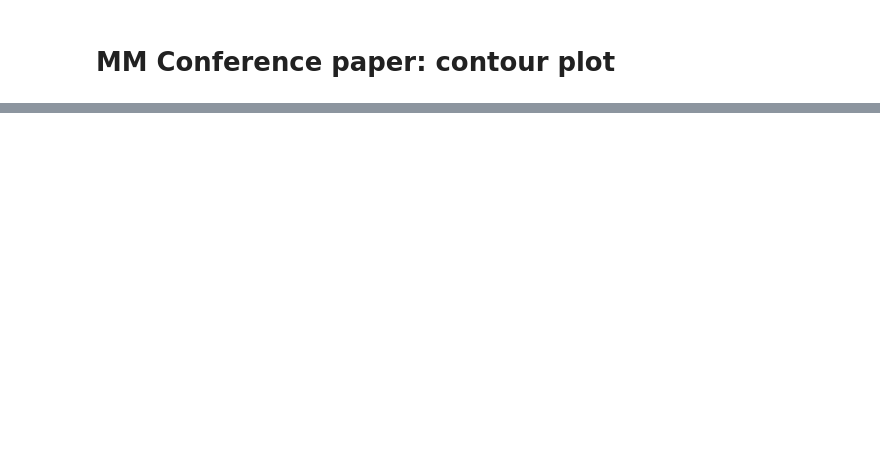
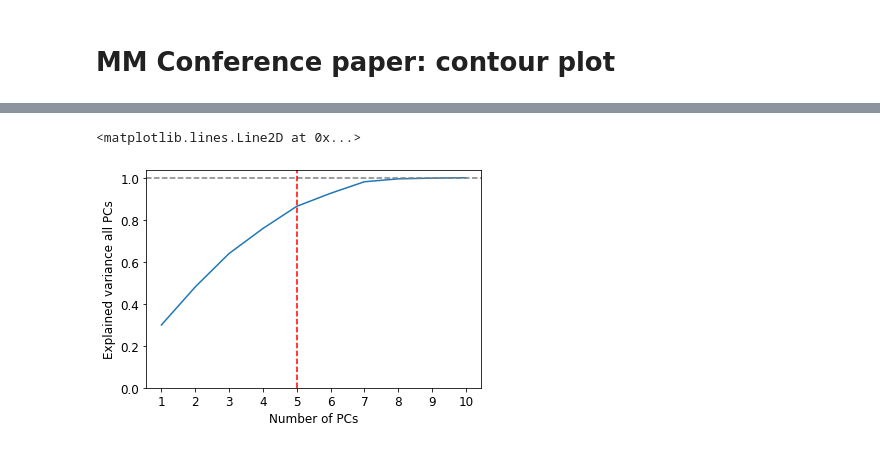
Before and after one commit to marvinschmitt/ModelMisspecificationBF, a Jupyter notebook: abf_ddm.ipynb, the cells around one changed output, grey strips where cells are left out. Saved outputs shown, nothing was run; the diff lists cells and outputs as text; code cells hidden in the pictures; blank space fills up the shorter version.

```diff
--- a/abf_ddm.ipynb
+++ b/abf_ddm.ipynb
@@ -467,0 +573,13 @@ plt.savefig(f"plots/abf_ddm_grid.{FILEFORMAT}")
+# %%
+pca = PCA(10)
+pca.fit(s)
+plt.plot(range(1, 10+1), np.cumsum(pca.explained_variance_ratio_))
+plt.xlabel("Number of PCs")
+plt.ylabel("Explained variance all PCs")
+plt.xticks(range(1, 10+1))
+plt.ylim(0)
+plt.axhline(y=1.0, linestyle="dashed", color="grey")
+plt.axvline(x=5, linestyle="dashed", color="red")
+# %% [output]
+<matplotlib.lines.Line2D at 0x...>
+[figure, added]
```
Also changed, not shown: parts of 19 cells of this notebook.
